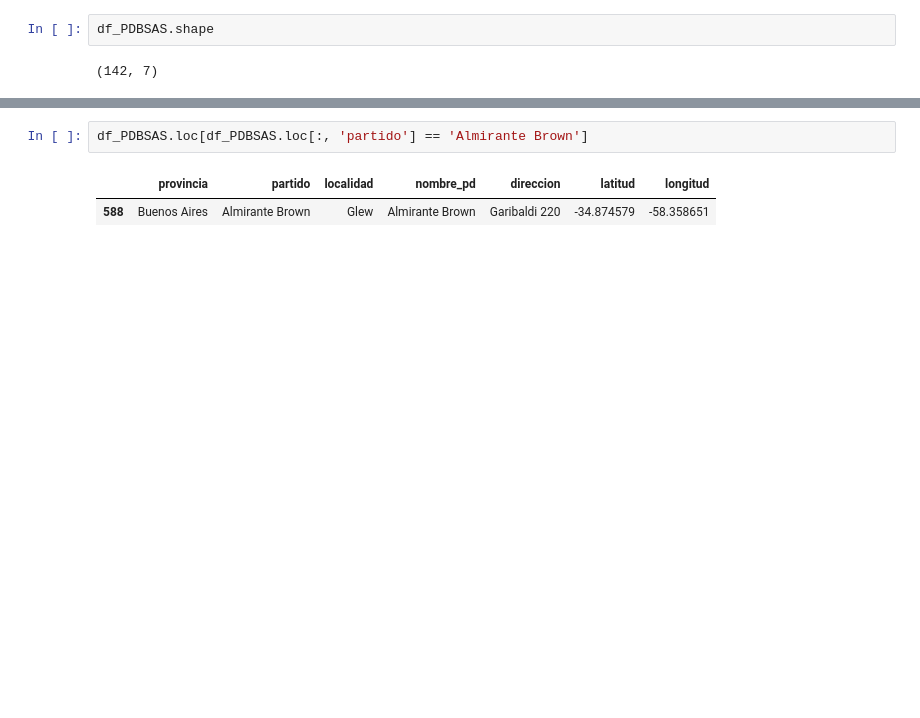
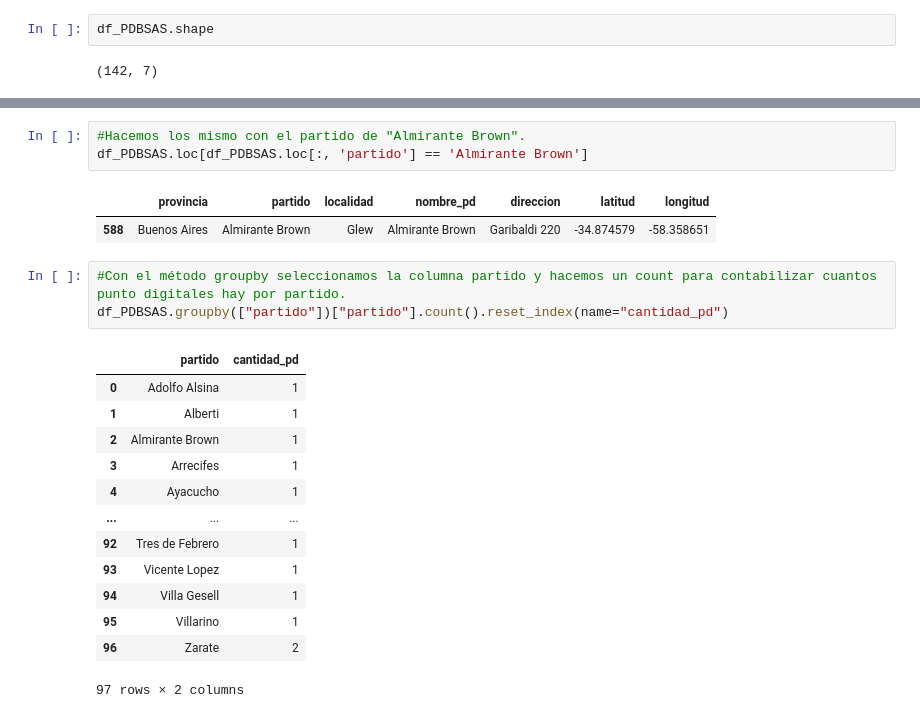
Before and after one commit to burrfer/AplicacionJuegodeMemoria, a Jupyter notebook: puntos_digitales.ipynb, the cells around one changed output, grey strips where cells are left out. Cells and saved outputs as stored; diff of their text form; blank space fills up the shorter version.

```diff
--- a/puntos_digitales.ipynb
+++ b/puntos_digitales.ipynb
@@ -69,5 +79,23 @@ df_PDBSAS.loc[df_PDBSAS.loc[:, 'partido'] == 'Lanus']
 # %%
+#Hacemos los mismo con el partido de "Almirante Brown".
 df_PDBSAS.loc[df_PDBSAS.loc[:, 'partido'] == 'Almirante Brown']
 # %% [output]
 |  | provincia | partido | localidad | nombre_pd | direccion | latitud | longitud |
 | 588 | Buenos Aires | Almirante Brown | Glew | Almirante Brown | Garibaldi 220 | -34.874579 | -58.358651 |
+# %%
+#Con el método groupby seleccionamos la columna partido y hacemos un count para contabilizar cuantos punto digitales hay por partido.
+df_PDBSAS.groupby(["partido"])["partido"].count().reset_index(name="cantidad_pd")
+# %% [output]
+|  | partido | cantidad_pd |
+| 0 | Adolfo Alsina | 1 |
+| 1 | Alberti | 1 |
+| 2 | Almirante Brown | 1 |
+| 3 | Arrecifes | 1 |
+| 4 | Ayacucho | 1 |
+| ... | ... | ... |
+| 92 | Tres de Febrero | 1 |
+| 93 | Vicente Lopez | 1 |
+| 94 | Villa Gesell | 1 |
+| 95 | Villarino | 1 |
+| 96 | Zarate | 2 |
+97 rows × 2 columns
```
Also changed, not shown: parts of 25 cells of this notebook.
